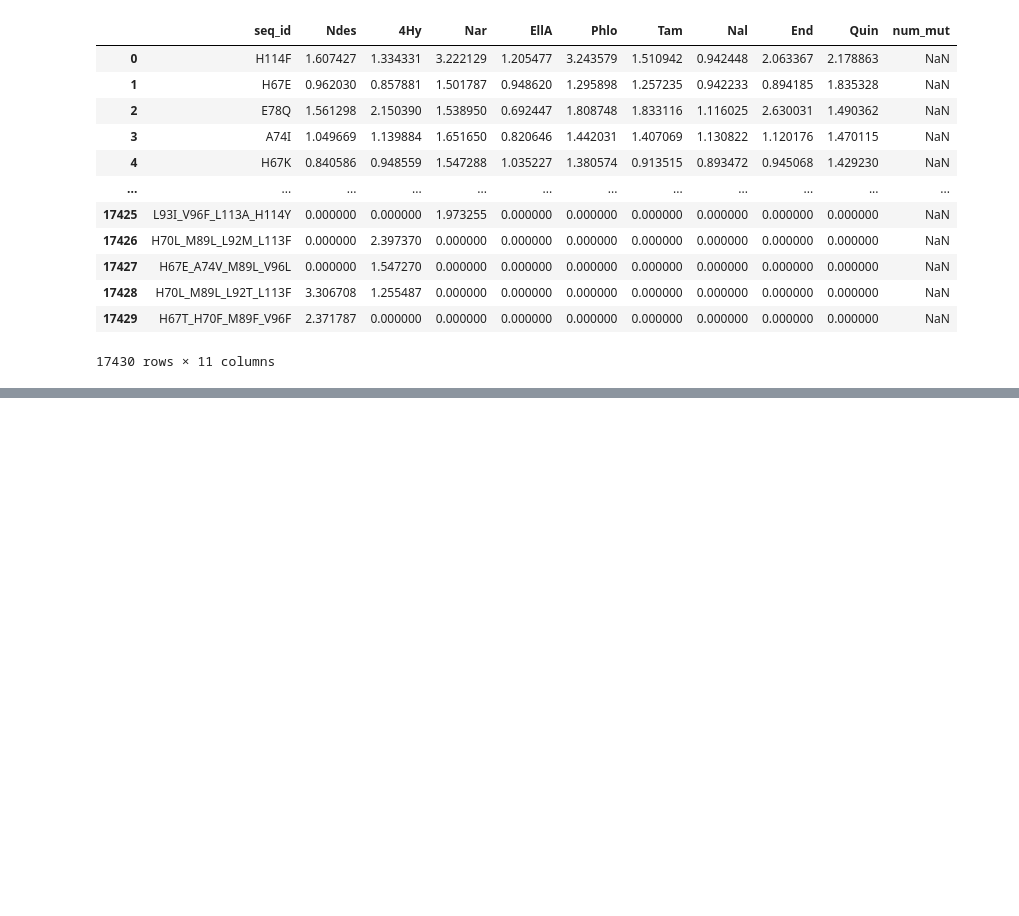
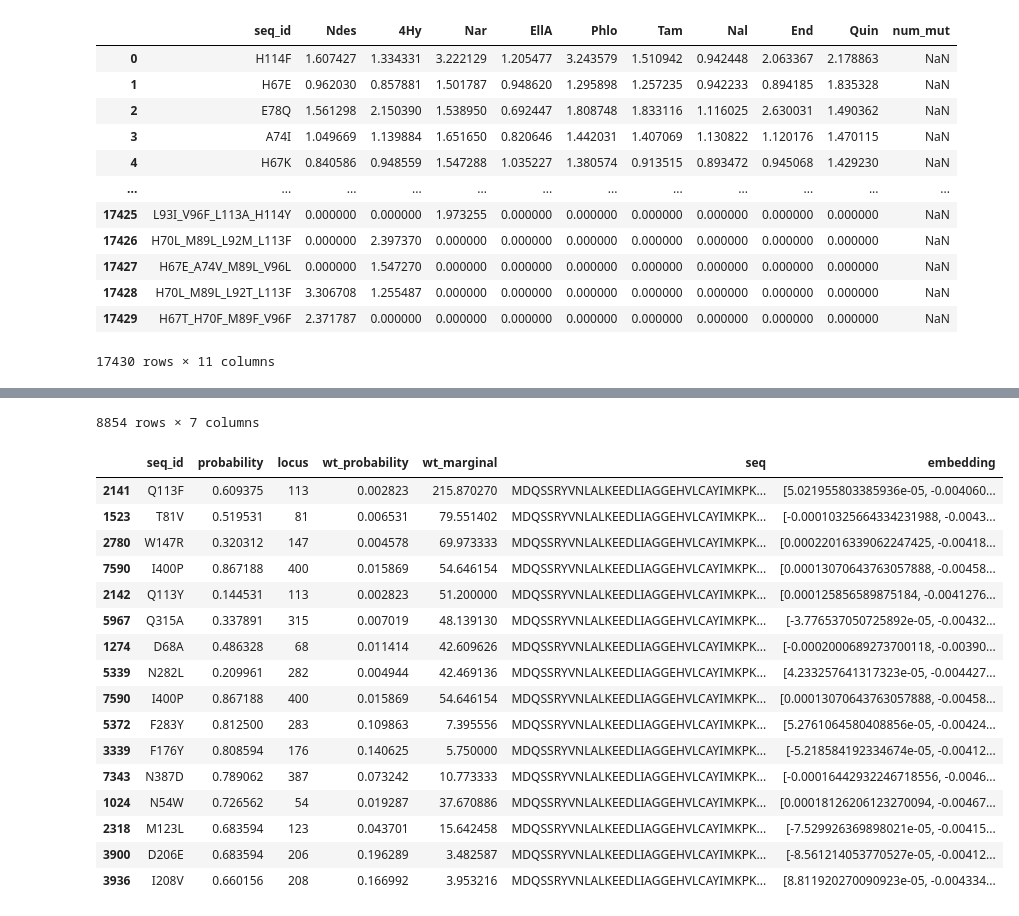
Before and after one commit to JBEI/foldy-internal, a Jupyter notebook: backend/embeddings_cleanup.ipynb, the cells around one changed output, grey strips where cells are left out. Saved outputs shown, nothing was run; the diff lists cells and outputs as text; code cells hidden in the pictures; blank space fills up the shorter version.

Commit message:
Made zeroshot evolution, can shift where inital round is drawn from

```diff
--- a/backend/embeddings_cleanup.ipynb
+++ b/backend/embeddings_cleanup.ipynb
@@ -168,0 +97,14 @@ Nar
+# %%
+embeddings_df = pd.read_csv(r'..\EvolveTest\rubisco\embeddings\rubisco_esmc_600m_WT.csv')
+logits_df = pd.read_csv(r'..\EvolveTest\rubisco\embeddings\logits_rubisco_wt_melted.csv')
+clean_logits_df = pd.merge(logits_df, embeddings_df, on='seq_id', how='inner')
+logits_WTM_df = clean_logits_df.sort_values('wt_marginal', ascending=False)
+logits_nWT_df = clean_logits_df.sort_values('probability', ascending=False)
+#display(clean_logits_df)
+display(logits_WTM_df)
+#display(logits_nWT_df)
+WTM_vars = logits_WTM_df.head(8)
+nWT_vars = logits_nWT_df.head(8)
+initial_round_activity = pd.concat([WTM_vars,nWT_vars])
+display(initial_round_activity)
+# %% [output]
@@ -168,0 +123,18 @@ Nar
+8854 rows × 7 columns
+|  | seq_id | probability | locus | wt_probability | wt_marginal | seq | embedding |
+| 2141 | Q113F | 0.609375 | 113 | 0.002823 | 215.870270 | MDQSSRYVNLALKEEDLIAGGEHVLCAYIMKPK... | [5.021955803385936e-05, -0.004060... |
+| 1523 | T81V | 0.519531 | 81 | 0.006531 | 79.551402 | MDQSSRYVNLALKEEDLIAGGEHVLCAYIMKPK... | [-0.00010325664334231988, -0.0043... |
+| 2780 | W147R | 0.320312 | 147 | 0.004578 | 69.973333 | MDQSSRYVNLALKEEDLIAGGEHVLCAYIMKPK... | [0.00022016339062247425, -0.00418... |
+| 7590 | I400P | 0.867188 | 400 | 0.015869 | 54.646154 | MDQSSRYVNLALKEEDLIAGGEHVLCAYIMKPK... | [0.00013070643763057888, -0.00458... |
+| 2142 | Q113Y | 0.144531 | 113 | 0.002823 | 51.200000 | MDQSSRYVNLALKEEDLIAGGEHVLCAYIMKPK... | [0.000125856589875184, -0.0041276... |
+| 5967 | Q315A | 0.337891 | 315 | 0.007019 | 48.139130 | MDQSSRYVNLALKEEDLIAGGEHVLCAYIMKPK... | [-3.776537050725892e-05, -0.00432... |
+| 1274 | D68A | 0.486328 | 68 | 0.011414 | 42.609626 | MDQSSRYVNLALKEEDLIAGGEHVLCAYIMKPK... | [-0.0002000689273700118, -0.00390... |
+| 5339 | N282L | 0.209961 | 282 | 0.004944 | 42.469136 | MDQSSRYVNLALKEEDLIAGGEHVLCAYIMKPK... | [4.233257641317323e-05, -0.004427... |
+| 7590 | I400P | 0.867188 | 400 | 0.015869 | 54.646154 | MDQSSRYVNLALKEEDLIAGGEHVLCAYIMKPK... | [0.00013070643763057888, -0.00458... |
+| 5372 | F283Y | 0.812500 | 283 | 0.109863 | 7.395556 | MDQSSRYVNLALKEEDLIAGGEHVLCAYIMKPK... | [5.2761064580408856e-05, -0.00424... |
+| 3339 | F176Y | 0.808594 | 176 | 0.140625 | 5.750000 | MDQSSRYVNLALKEEDLIAGGEHVLCAYIMKPK... | [-5.218584192334674e-05, -0.00412... |
+| 7343 | N387D | 0.789062 | 387 | 0.073242 | 10.773333 | MDQSSRYVNLALKEEDLIAGGEHVLCAYIMKPK... | [-0.00016442932246718556, -0.0046... |
+| 1024 | N54W | 0.726562 | 54 | 0.019287 | 37.670886 | MDQSSRYVNLALKEEDLIAGGEHVLCAYIMKPK... | [0.00018126206123270094, -0.00467... |
+| 2318 | M123L | 0.683594 | 123 | 0.043701 | 15.642458 | MDQSSRYVNLALKEEDLIAGGEHVLCAYIMKPK... | [-7.529926369898021e-05, -0.00415... |
+| 3900 | D206E | 0.683594 | 206 | 0.196289 | 3.482587 | MDQSSRYVNLALKEEDLIAGGEHVLCAYIMKPK... | [-8.561214053770527e-05, -0.00412... |
+| 3936 | I208V | 0.660156 | 208 | 0.166992 | 3.953216 | MDQSSRYVNLALKEEDLIAGGEHVLCAYIMKPK... | [8.811920270090923e-05, -0.004334... |
```
Also changed, not shown: parts of 3 cells of this notebook, 3 other files.
